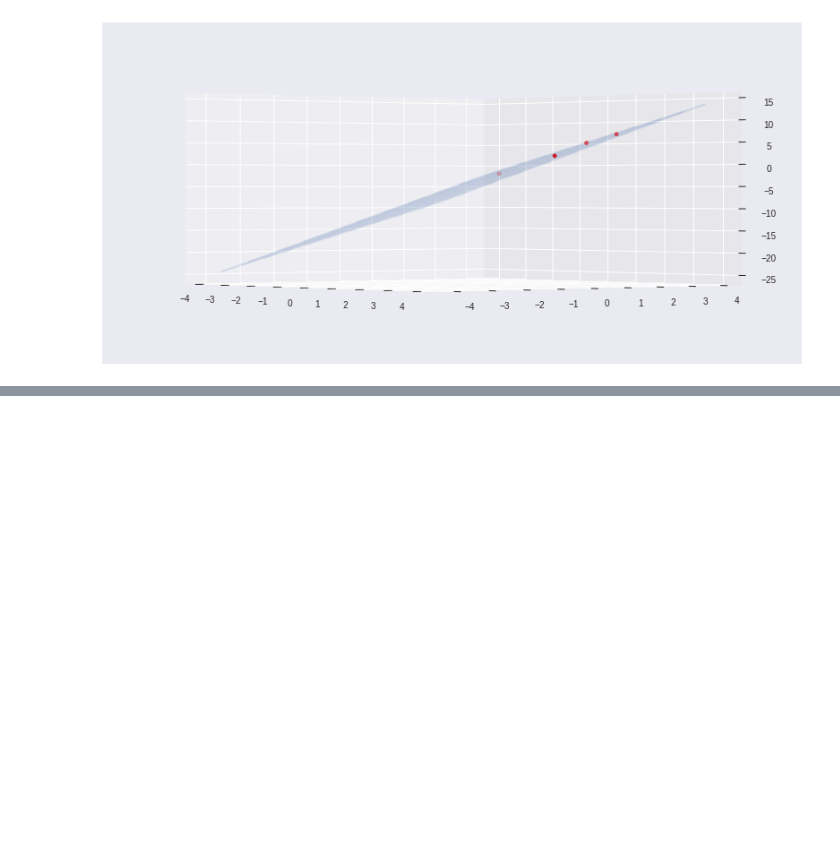
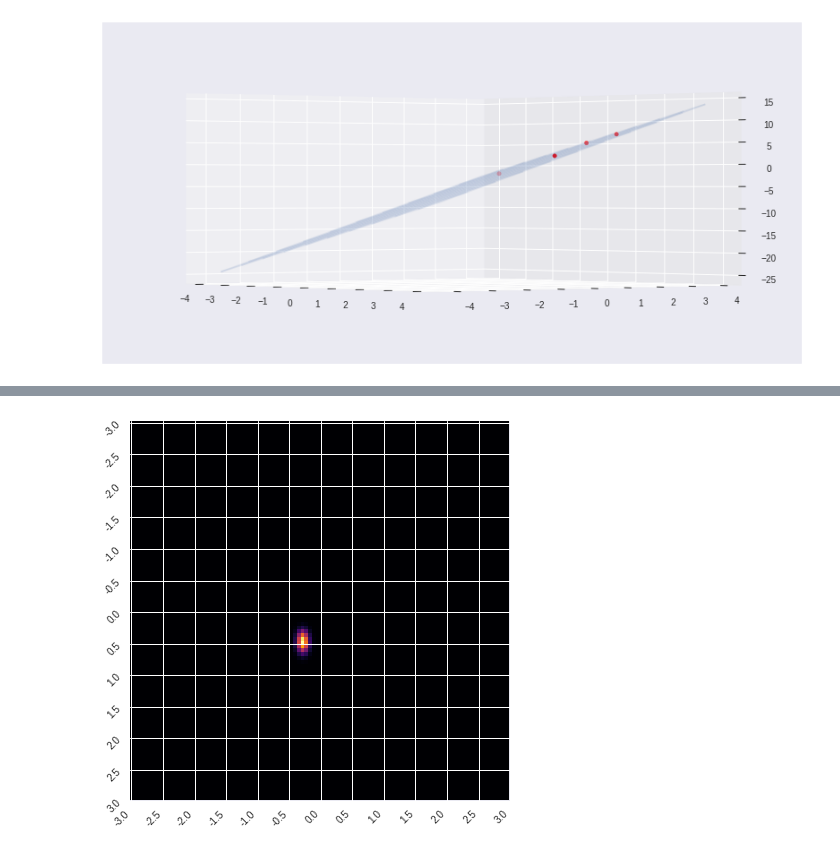
Before and after one commit to jgoerner/ml-homework, a Jupyter notebook: notebooks/02_Linear_Models_Regression.ipynb, the cells around one changed output, grey strips where cells are left out. Drawn from its saved outputs; the diff is of its cells as text; code cells hidden in the pictures; blank space fills up the shorter version.

```diff
--- a/notebooks/02_Linear_Models_Regression.ipynb
+++ b/notebooks/02_Linear_Models_Regression.ipynb
@@ -111,0 +154,5 @@ ax.plot_wireframe(xx, yy, zz, alpha=.1,rstride=10, cstride=10);
+# %%
+# belief after seeing the samples
+plot_belief(br, -3, 3, )
+# %% [output]
+[figure, added]
```
Also changed, not shown: parts of 10 cells of this notebook, 1 other file.
